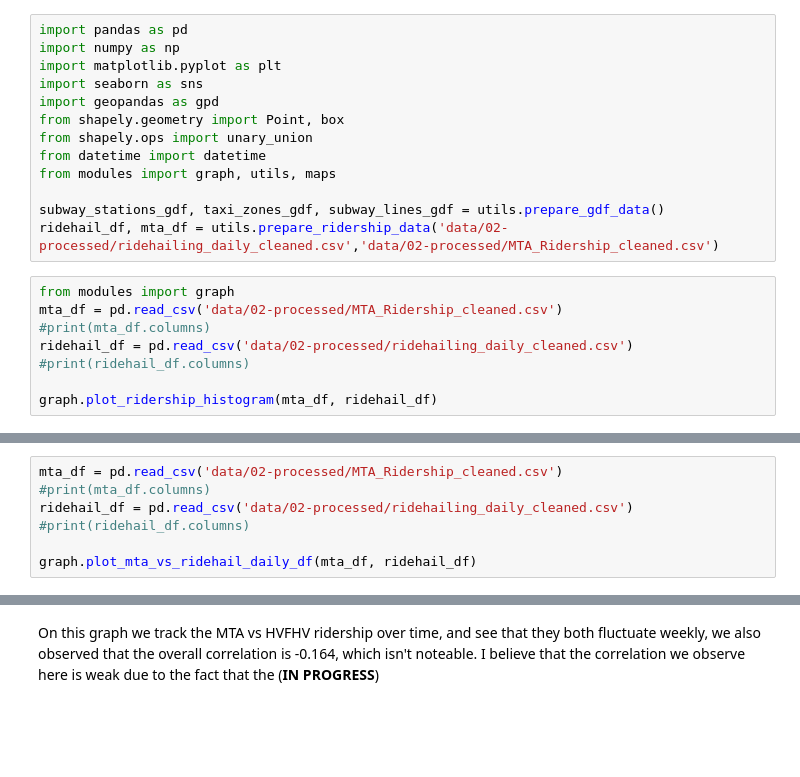
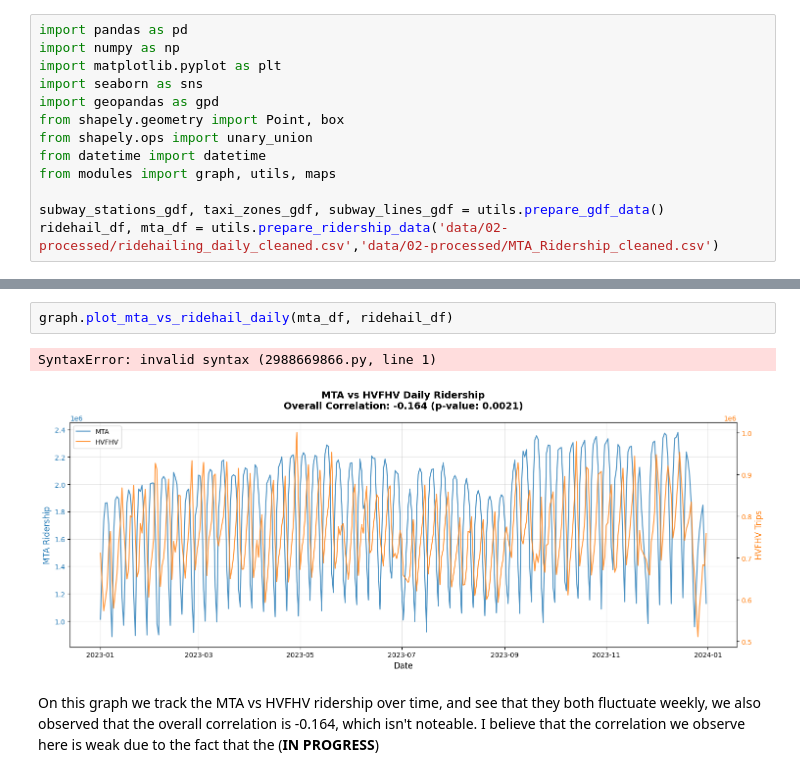
Before and after one commit to COGS108/Group063_WI26, a Jupyter notebook: 03-FinalProject.ipynb, the cells around one changed output, grey strips where cells are left out. Cells and saved outputs as stored; diff of their text form; blank space fills up the shorter version.

```diff
--- a/03-FinalProject.ipynb
+++ b/03-FinalProject.ipynb
@@ -768,11 +784,3 @@ from modules import graph, utils, maps
 
 subway_stations_gdf, taxi_zones_gdf, subway_lines_gdf = utils.prepare_gdf_data()
 ridehail_df, mta_df = utils.prepare_ridership_data('data/02-processed/ridehailing_daily_cleaned.csv','data/02-processed/MTA_Ridership_cleaned.csv')
-# %%
-from modules import graph
-mta_df = pd.read_csv('data/02-processed/MTA_Ridership_cleaned.csv')
-#print(mta_df.columns)
-ridehail_df = pd.read_csv('data/02-processed/ridehailing_daily_cleaned.csv')
-#print(ridehail_df.columns)
-
-graph.plot_ridership_histogram(mta_df, ridehail_df)
@@ -785,7 +786,0 @@ SyntaxError: invalid syntax (2988669866.py, line 1)
-# %%
-mta_df = pd.read_csv('data/02-processed/MTA_Ridership_cleaned.csv')
-#print(mta_df.columns)
-ridehail_df = pd.read_csv('data/02-processed/ridehailing_daily_cleaned.csv')
-#print(ridehail_df.columns)
-
-graph.plot_mta_vs_ridehail_daily_df(mta_df, ridehail_df)
@@ -792,3 +791,8 @@ graph.plot_mta_vs_ridehail_daily_df(mta_df, ridehail_df)
+# %%
+graph.plot_mta_vs_ridehail_daily(mta_df, ridehail_df)
+# %% [output]
+SyntaxError: invalid syntax (2988669866.py, line 1)
+[figure, added]
 # %% [markdown]
 On this graph we track the MTA vs HVFHV ridership over time, and see that they both fluctuate weekly, we also observed that the overall correlation is -0.164, which isn't noteable. I believe that the correlation we observe here is weak due to the fact that the (**IN PROGRESS**)
 # %%
```
Also changed, not shown: parts of 18 cells of this notebook.
